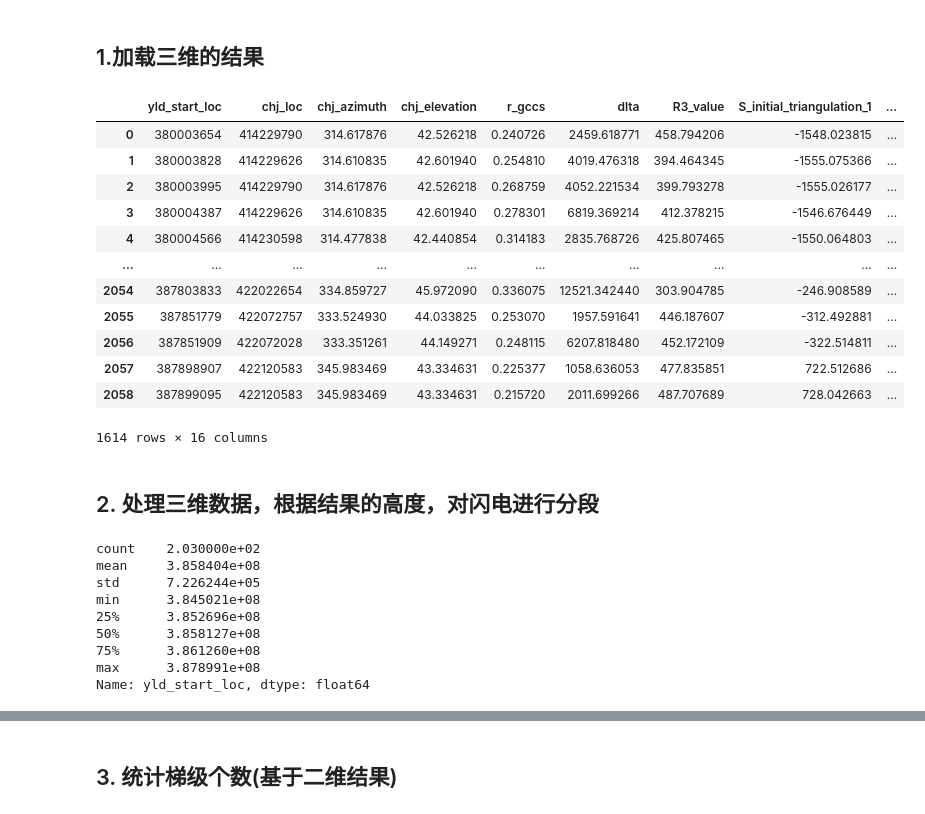
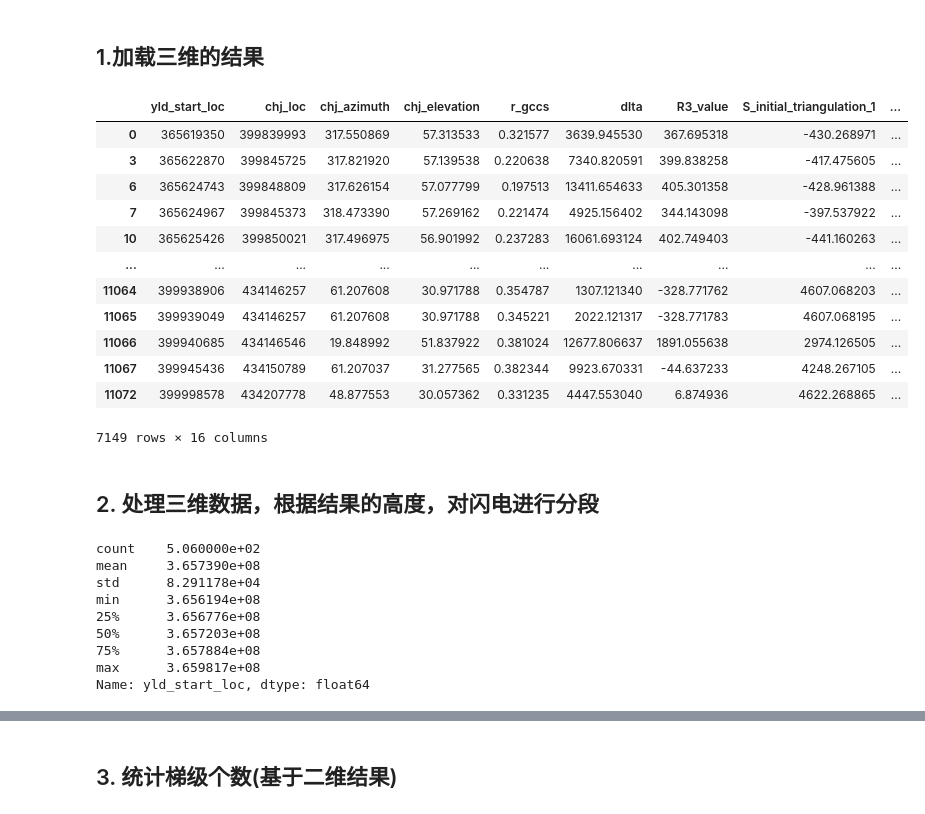
Before and after one commit to S0ngRu1/Lightning-Mapping, a Jupyter notebook: 2024/2d/Analysis Signal Interval.ipynb, the cells around one changed output, grey strips where cells are left out. Cells and saved outputs as stored; diff of their text form; code cells hidden in the pictures.

```diff
--- a/2024/2d/Analysis Signal Interval.ipynb
+++ b/2024/2d/Analysis Signal Interval.ipynb
@@ -5,52 +5,52 @@
 # %%
 # 加载对应的python库
 import pandas as pd
 import numpy as np
-three_d_result = pd.read_csv("../two_station_3D/3d_win512_cost_cal_yld_chj_dtoa.csv")
+three_d_result = pd.read_csv("../two_station_3D/3d_win512_cost_cal_yld_chj_dtoa3.6e8_4.0e8.csv")
 filtered_3d_result = three_d_result[
     (three_d_result.dlta < 20000) &
-    (three_d_result.yld_start_loc > 3.8e8) &
-    (three_d_result.yld_start_loc < 3.88e8) &
+    (three_d_result.yld_start_loc > 3.65e8) &
+    (three_d_result.yld_start_loc < 4e8) &
     (three_d_result.r_gccs > 0.1) &
     (abs(three_d_result.R3_value) < 10000) &
     (three_d_result.x < 6000) &
     (three_d_result.x > -10000) &
     (three_d_result.y < 0) &
     (three_d_result.y > -10000) &
     (three_d_result.z < 9000) &
     (three_d_result.z > 500)
 ]
 filtered_3d_result
 # %% [output]
 |  | yld_start_loc | chj_loc | chj_azimuth | chj_elevation | r_gccs | dlta | R3_value | S_initial_triangulation_1 | ... |
-| 0 | 380003654 | 414229790 | 314.617876 | 42.526218 | 0.240726 | 2459.618771 | 458.794206 | -1548.023815 | ... |
-| 1 | 380003828 | 414229626 | 314.610835 | 42.601940 | 0.254810 | 4019.476318 | 394.464345 | -1555.075366 | ... |
-| 2 | 380003995 | 414229790 | 314.617876 | 42.526218 | 0.268759 | 4052.221534 | 399.793278 | -1555.026177 | ... |
-| 3 | 380004387 | 414229626 | 314.610835 | 42.601940 | 0.278301 | 6819.369214 | 412.378215 | -1546.676449 | ... |
-| 4 | 380004566 | 414230598 | 314.477838 | 42.440854 | 0.314183 | 2835.768726 | 425.807465 | -1550.064803 | ... |
+| 0 | 365619350 | 399839993 | 317.550869 | 57.313533 | 0.321577 | 3639.945530 | 367.695318 | -430.268971 | ... |
+| 3 | 365622870 | 399845725 | 317.821920 | 57.139538 | 0.220638 | 7340.820591 | 399.838258 | -417.475605 | ... |
+| 6 | 365624743 | 399848809 | 317.626154 | 57.077799 | 0.197513 | 13411.654633 | 405.301358 | -428.961388 | ... |
+| 7 | 365624967 | 399845373 | 318.473390 | 57.269162 | 0.221474 | 4925.156402 | 344.143098 | -397.537922 | ... |
+| 10 | 365625426 | 399850021 | 317.496975 | 56.901992 | 0.237283 | 16061.693124 | 402.749403 | -441.160263 | ... |
 | ... | ... | ... | ... | ... | ... | ... | ... | ... | ... |
-| 2054 | 387803833 | 422022654 | 334.859727 | 45.972090 | 0.336075 | 12521.342440 | 303.904785 | -246.908589 | ... |
-| 2055 | 387851779 | 422072757 | 333.524930 | 44.033825 | 0.253070 | 1957.591641 | 446.187607 | -312.492881 | ... |
-| 2056 | 387851909 | 422072028 | 333.351261 | 44.149271 | 0.248115 | 6207.818480 | 452.172109 | -322.514811 | ... |
-| 2057 | 387898907 | 422120583 | 345.983469 | 43.334631 | 0.225377 | 1058.636053 | 477.835851 | 722.512686 | ... |
-| 2058 | 387899095 | 422120583 | 345.983469 | 43.334631 | 0.215720 | 2011.699266 | 487.707689 | 728.042663 | ... |
+| 11064 | 399938906 | 434146257 | 61.207608 | 30.971788 | 0.354787 | 1307.121340 | -328.771762 | 4607.068203 | ... |
+| 11065 | 399939049 | 434146257 | 61.207608 | 30.971788 | 0.345221 | 2022.121317 | -328.771783 | 4607.068195 | ... |
+| 11066 | 399940685 | 434146546 | 19.848992 | 51.837922 | 0.381024 | 12677.806637 | 1891.055638 | 2974.126505 | ... |
+| 11067 | 399945436 | 434150789 | 61.207037 | 31.277565 | 0.382344 | 9923.670331 | -44.637233 | 4248.267105 | ... |
+| 11072 | 399998578 | 434207778 | 48.877553 | 30.057362 | 0.331235 | 4447.553040 | 6.874936 | 4622.268865 | ... |
-1614 rows × 16 columns
+7149 rows × 16 columns
 # %% [markdown]
 ## 2. 处理三维数据，根据结果的高度，对闪电进行分段
 # %%
 filtered_height_3d_result = filtered_3d_result[
-    (filtered_3d_result.z > 6000 ) & (filtered_3d_result.z < 7500 ) &
-    (filtered_3d_result.yld_start_loc > 3.84e8 ) & (filtered_3d_result.yld_start_loc < 3.88e8 )
+    (filtered_3d_result.z > 5000 ) & (filtered_3d_result.z < 6500 ) &
+    (filtered_3d_result.yld_start_loc > 3.65e8 ) & (filtered_3d_result.yld_start_loc < 3.66e8 )
 ]
 filtered_height_3d_result.yld_start_loc.describe()
 # filtered_height_3d_result.yld_start_loc
 # %% [output]
-count    2.030000e+02
-mean     3.858404e+08
-std      7.226244e+05
-min      3.845021e+08
-25%      3.852696e+08
-50%      3.858127e+08
-75%      3.861260e+08
-max      3.878991e+08
+count    5.060000e+02
+mean     3.657390e+08
+std      8.291178e+04
+min      3.656194e+08
+25%      3.656776e+08
+50%      3.657203e+08
+75%      3.657884e+08
+max      3.659817e+08
 Name: yld_start_loc, dtype: float64
```
Also changed, not shown: parts of 18 cells of this notebook.
